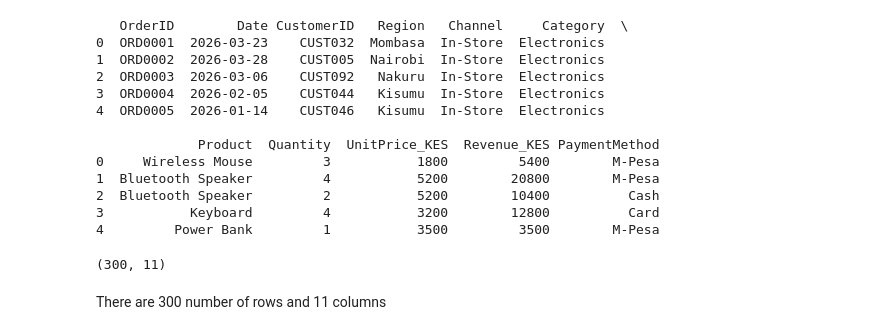
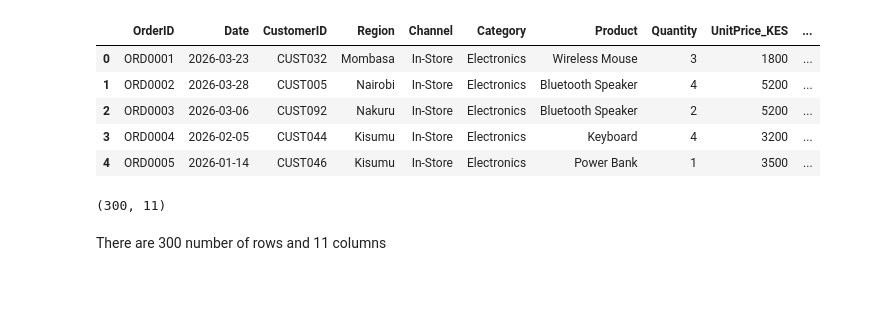
Before and after one commit to sylvainenzo/DSA2050-Week1-674139, a Jupyter notebook: notebook/Week1analysis.ipynb, the cells around one changed output. Cells and saved outputs as stored; diff of their text form; code cells hidden in the pictures; blank space fills up the shorter version.

```diff
--- a/notebook/Week1analysis.ipynb
+++ b/notebook/Week1analysis.ipynb
@@ -1,23 +1,15 @@
 # %%
 import pandas as pd
-
-df = pd.read_csv("/Users/user/Library/CloudStorage/OneDrive-UnitedStatesInternationalUniversity(USIU)/DSA2050-Week1-674139/data/retail.csv")
-print(df.head())
+df = pd.read_csv("../data/retail.csv")
+df.head()
 #inspect the first few rows of the dataframe
 # %% [output]
-   OrderID        Date CustomerID   Region   Channel     Category  \
-0  ORD0001  2026-03-23    CUST032  Mombasa  In-Store  Electronics
-1  ORD0002  2026-03-28    CUST005  Nairobi  In-Store  Electronics
-2  ORD0003  2026-03-06    CUST092   Nakuru  In-Store  Electronics
-3  ORD0004  2026-02-05    CUST044   Kisumu  In-Store  Electronics
-4  ORD0005  2026-01-14    CUST046   Kisumu  In-Store  Electronics
-
-             Product  Quantity  UnitPrice_KES  Revenue_KES PaymentMethod
-0     Wireless Mouse         3           1800         5400        M-Pesa
-1  Bluetooth Speaker         4           5200        20800        M-Pesa
-2  Bluetooth Speaker         2           5200        10400          Cash
-3           Keyboard         4           3200        12800          Card
-4         Power Bank         1           3500         3500        M-Pesa
+|  | OrderID | Date | CustomerID | Region | Channel | Category | Product | Quantity | UnitPrice_KES | ... |
+| 0 | ORD0001 | 2026-03-23 | CUST032 | Mombasa | In-Store | Electronics | Wireless Mouse | 3 | 1800 | ... |
+| 1 | ORD0002 | 2026-03-28 | CUST005 | Nairobi | In-Store | Electronics | Bluetooth Speaker | 4 | 5200 | ... |
+| 2 | ORD0003 | 2026-03-06 | CUST092 | Nakuru | In-Store | Electronics | Bluetooth Speaker | 2 | 5200 | ... |
+| 3 | ORD0004 | 2026-02-05 | CUST044 | Kisumu | In-Store | Electronics | Keyboard | 4 | 3200 | ... |
+| 4 | ORD0005 | 2026-01-14 | CUST046 | Kisumu | In-Store | Electronics | Power Bank | 1 | 3500 | ... |
 # %%
 print(df.shape)
 # %% [output]
```
Also changed, not shown: 2 other files.
